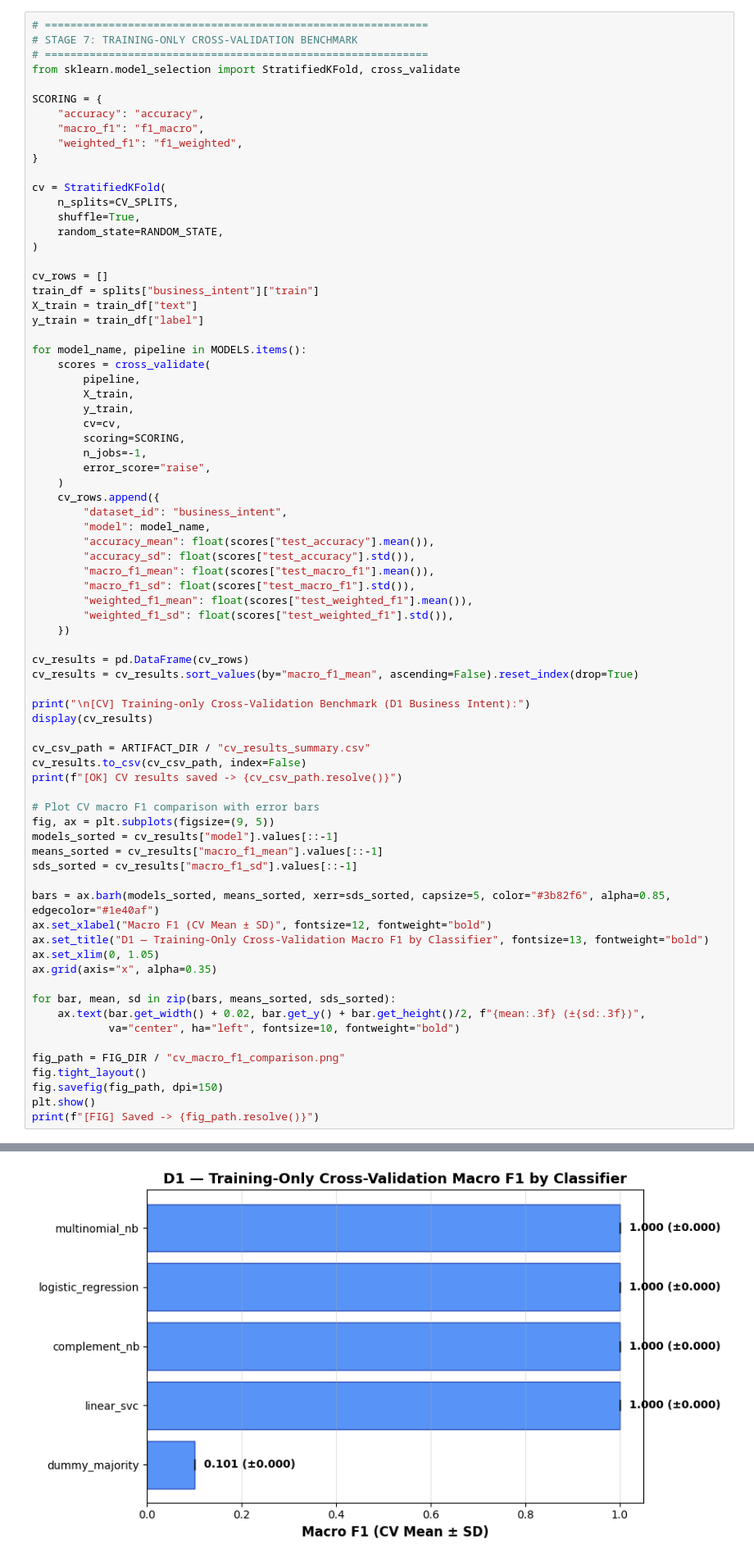
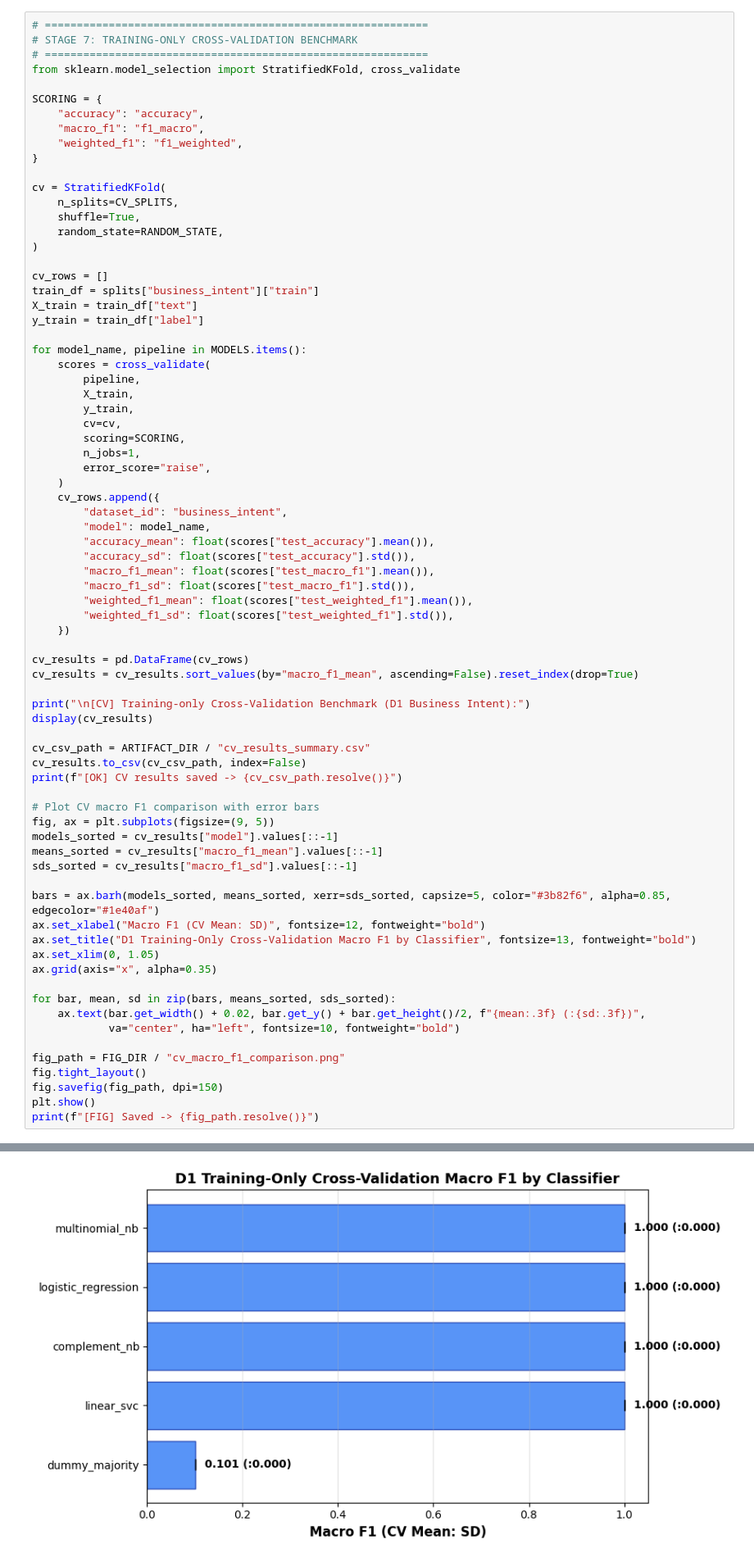
Before and after one commit to Raunak-23/Predictive_Analytics, a Jupyter notebook: Email_classification/notebooks/EmailIntentClassification.ipynb, the cells around one changed output, grey strips where cells are left out. Shown at 82% size. Saved outputs shown, nothing was run; the diff lists cells and outputs as text.

```diff
--- a/Email_classification/notebooks/EmailIntentClassification.ipynb
+++ b/Email_classification/notebooks/EmailIntentClassification.ipynb
@@ -668,7 +728,7 @@ for model_name, pipeline in MODELS.items():
         y_train,
         cv=cv,
         scoring=SCORING,
-        n_jobs=-1,
+        n_jobs=1,
         error_score="raise",
     )
     cv_rows.append({
@@ -692,35 +752,35 @@ cv_csv_path = ARTIFACT_DIR / "cv_results_summary.csv"
 cv_results.to_csv(cv_csv_path, index=False)
 print(f"[OK] CV results saved -> {cv_csv_path.resolve()}")
 
 # Plot CV macro F1 comparison with error bars
 fig, ax = plt.subplots(figsize=(9, 5))
 models_sorted = cv_results["model"].values[::-1]
 means_sorted = cv_results["macro_f1_mean"].values[::-1]
 sds_sorted = cv_results["macro_f1_sd"].values[::-1]
 
 bars = ax.barh(models_sorted, means_sorted, xerr=sds_sorted, capsize=5, color="#3b82f6", alpha=0.85, edgecolor="#1e40af")
-ax.set_xlabel("Macro F1 (CV Mean ± SD)", fontsize=12, fontweight="bold")
-ax.set_title("D1 — Training-Only Cross-Validation Macro F1 by Classifier", fontsize=13, fontweight="bold")
+ax.set_xlabel("Macro F1 (CV Mean: SD)", fontsize=12, fontweight="bold")
+ax.set_title("D1 Training-Only Cross-Validation Macro F1 by Classifier", fontsize=13, fontweight="bold")
 ax.set_xlim(0, 1.05)
 ax.grid(axis="x", alpha=0.35)
 
 for bar, mean, sd in zip(bars, means_sorted, sds_sorted):
-    ax.text(bar.get_width() + 0.02, bar.get_y() + bar.get_height()/2, f"{mean:.3f} (±{sd:.3f})",
+    ax.text(bar.get_width() + 0.02, bar.get_y() + bar.get_height()/2, f"{mean:.3f} (:{sd:.3f})",
             va="center", ha="left", fontsize=10, fontweight="bold")
 
 fig_path = FIG_DIR / "cv_macro_f1_comparison.png"
 fig.tight_layout()
 fig.savefig(fig_path, dpi=150)
 plt.show()
 print(f"[FIG] Saved -> {fig_path.resolve()}")
 # %% [output]
 [CV] Training-only Cross-Validation Benchmark (D1 Business Intent):
 |  | dataset_id | model | accuracy_mean | accuracy_sd | macro_f1_mean | macro_f1_sd | weighted_f1_mean | ... |
 | 0 | business_intent | multinomial_nb | 1.000000 | 0.0 | 1.000000 | 0.000000e+00 | 1.00000 | ... |
 | 1 | business_intent | logistic_regression | 1.000000 | 0.0 | 1.000000 | 0.000000e+00 | 1.00000 | ... |
 | 2 | business_intent | complement_nb | 1.000000 | 0.0 | 1.000000 | 0.000000e+00 | 1.00000 | ... |
 | 3 | business_intent | linear_svc | 1.000000 | 0.0 | 1.000000 | 0.000000e+00 | 1.00000 | ... |
 | 4 | business_intent | dummy_majority | 0.253125 | 0.0 | 0.100998 | 1.387779e-17 | 0.10226 | ... |
 [OK] CV results saved -> C:\Users\apara\Downloads\VIT Downloads\Predictive lab\Email_classification\outputs\artifacts\cv_results_summary.csv
-[figure, old version]
+[figure, new version]
 [FIG] Saved -> C:\Users\apara\Downloads\VIT Downloads\Predictive lab\Email_classification\outputs\figures\cv_macro_f1_comparison.png
```
Also changed, not shown: parts of 33 cells of this notebook, 19 other files.
